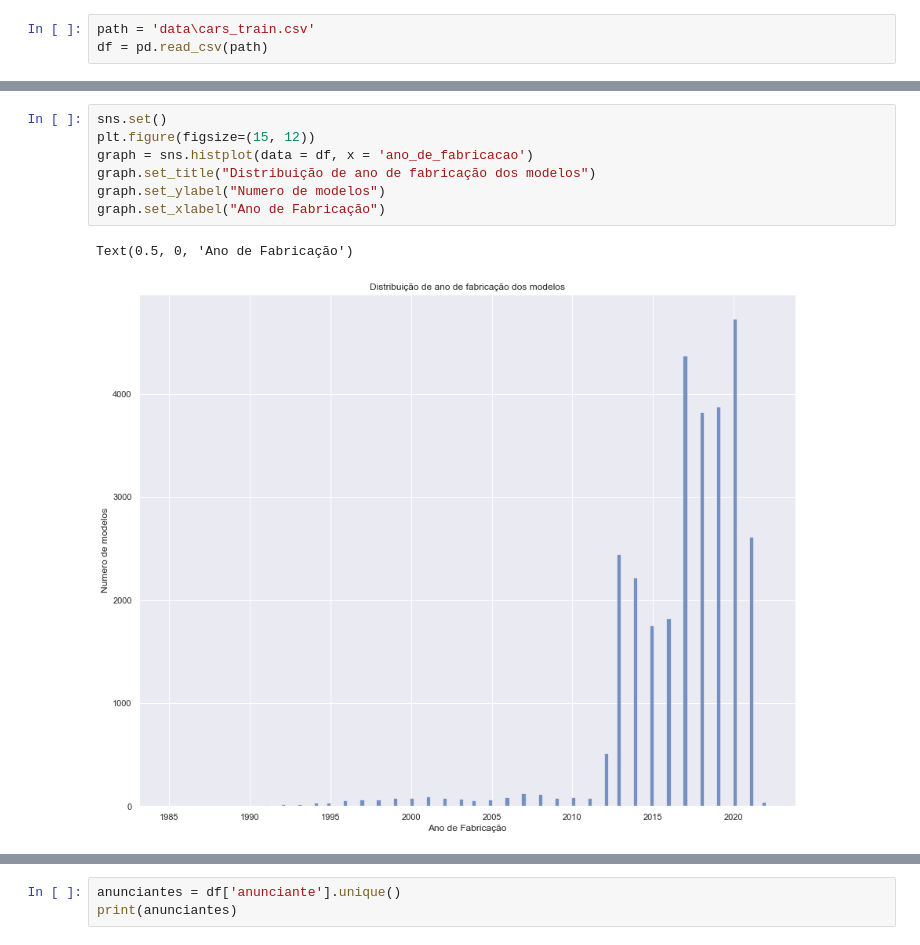
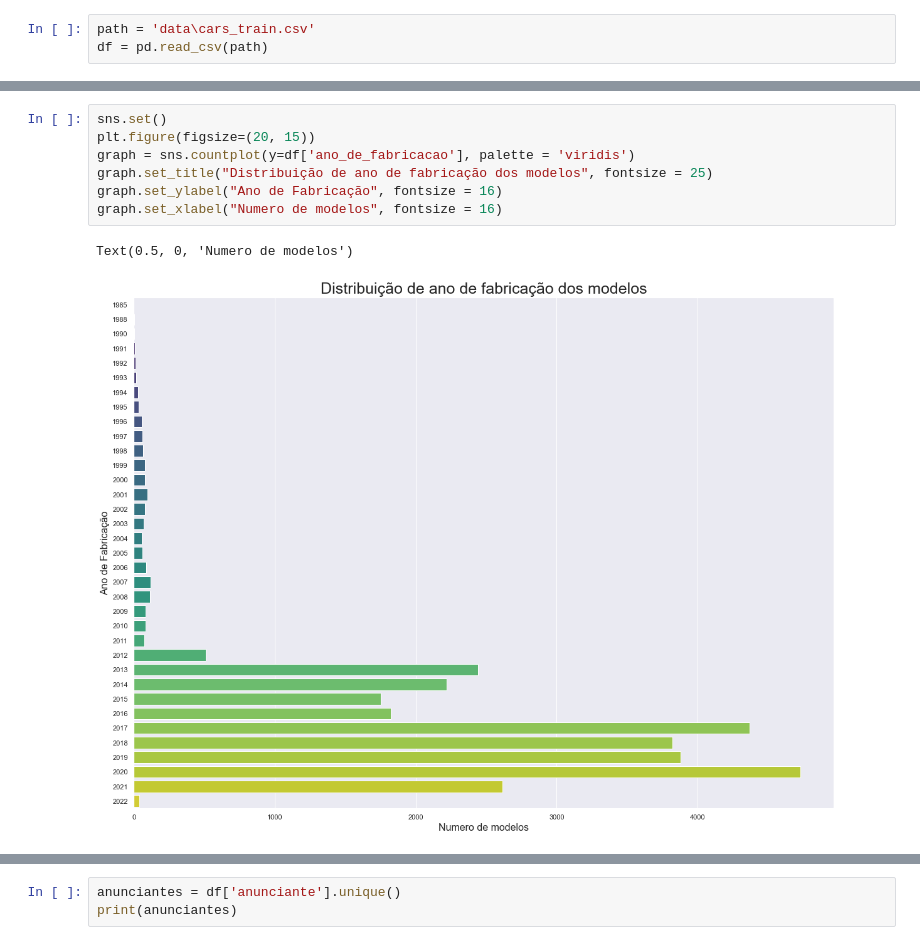
Before and after one commit to marcostrivelato/desafio-lighthouse, a Jupyter notebook: relatório-estatisticas.ipynb, the cells around one changed output, grey strips where cells are left out. Cells and saved outputs as stored; diff of their text form.

```diff
--- a/relatório-estatisticas.ipynb
+++ b/relatório-estatisticas.ipynb
@@ -20,10 +52,10 @@ df.head()
 # %%
 sns.set()
-plt.figure(figsize=(15, 12))
-graph = sns.histplot(data = df, x = 'ano_de_fabricacao')
-graph.set_title("Distribuição de ano de fabricação dos modelos")
-graph.set_ylabel("Numero de modelos")
-graph.set_xlabel("Ano de Fabricação")
+plt.figure(figsize=(20, 15))
+graph = sns.countplot(y=df['ano_de_fabricacao'], palette = 'viridis')
+graph.set_title("Distribuição de ano de fabricação dos modelos", fontsize = 25)
+graph.set_ylabel("Ano de Fabricação", fontsize = 16)
+graph.set_xlabel("Numero de modelos", fontsize = 16)
 # %% [output]
-Text(0.5, 0, 'Ano de Fabricação')
+Text(0.5, 0, 'Numero de modelos')
-[figure, old version]
+[figure, new version]
```
Also changed, not shown: parts of 23 cells of this notebook.
